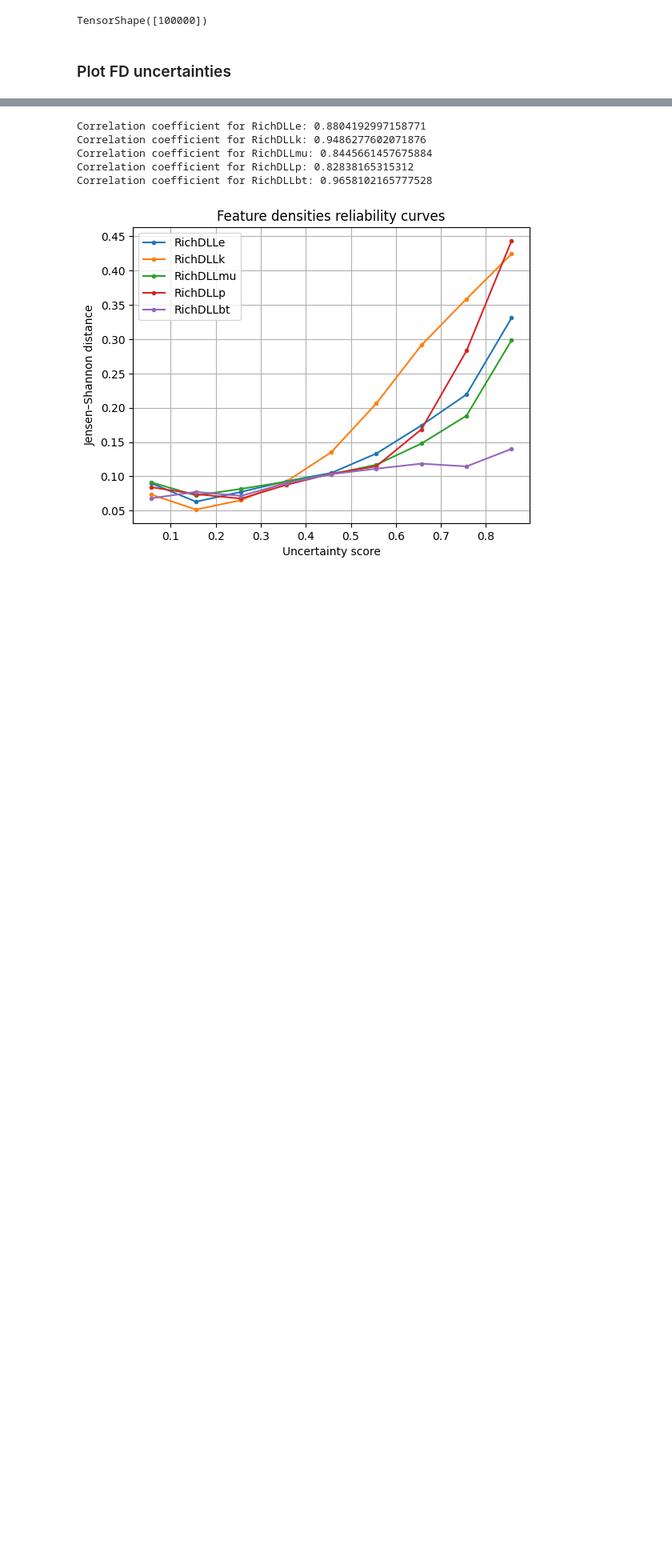
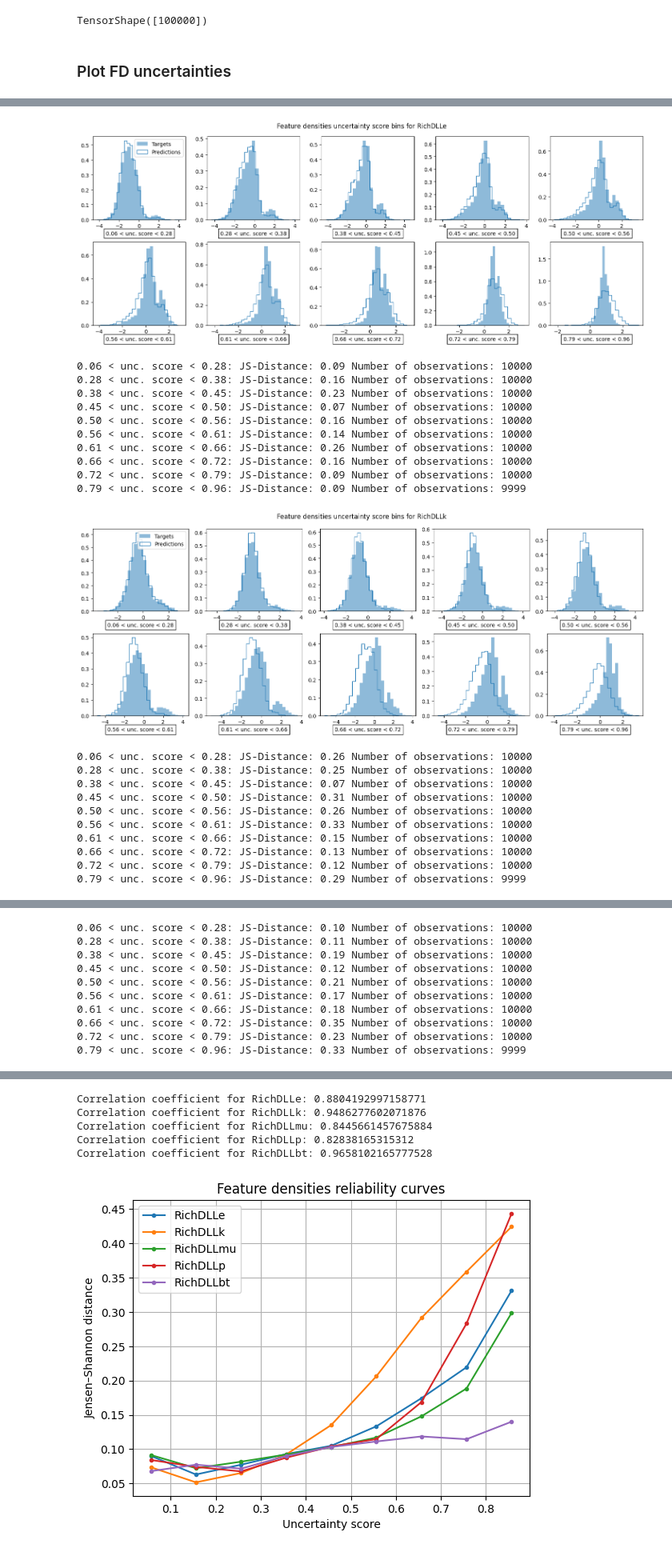
Before and after one commit to evillag/uncertainty_gan, a Jupyter notebook: TestBench.ipynb, the cells around one changed output, grey strips where cells are left out. Shown at 80% size. Drawn from its saved outputs; the diff is of its cells as text; code cells hidden in the pictures; blank space fills up the shorter version.

```diff
--- a/TestBench.ipynb
+++ b/TestBench.ipynb
@@ -396,0 +566,32 @@ np.save(output_dir + f'{PARTICLE}_fd_uncertainty_normalized.npy', fd_uncertainty
+# %%
+all_fd_bin_edges, all_fd_js_distances = [], []
+
+for i in range(5):
+  plot_uncertainty_bins(y_sample, t_generated, fd_uncertainty_normalized, 'Feature densities', particle_index = i)
+  fd_bin_edges, fd_js_distances = estimate_distances_per_quantiles(y_sample, t_generated, fd_uncertainty_normalized,
+                                                                   uncertainty_type = 'FD', particle_index = i)
+  all_fd_bin_edges += [fd_bin_edges]
+  all_fd_js_distances += [fd_js_distances]
+# %% [output]
+[figure, added]
+0.06 < unc. score < 0.28: JS-Distance: 0.09 Number of observations: 10000
+0.28 < unc. score < 0.38: JS-Distance: 0.16 Number of observations: 10000
+0.38 < unc. score < 0.45: JS-Distance: 0.23 Number of observations: 10000
+0.45 < unc. score < 0.50: JS-Distance: 0.07 Number of observations: 10000
+0.50 < unc. score < 0.56: JS-Distance: 0.16 Number of observations: 10000
+0.56 < unc. score < 0.61: JS-Distance: 0.14 Number of observations: 10000
+0.61 < unc. score < 0.66: JS-Distance: 0.26 Number of observations: 10000
+0.66 < unc. score < 0.72: JS-Distance: 0.16 Number of observations: 10000
+0.72 < unc. score < 0.79: JS-Distance: 0.09 Number of observations: 10000
+0.79 < unc. score < 0.96: JS-Distance: 0.09 Number of observations: 9999
+[figure, added]
+0.06 < unc. score < 0.28: JS-Distance: 0.26 Number of observations: 10000
+0.28 < unc. score < 0.38: JS-Distance: 0.25 Number of observations: 10000
+0.38 < unc. score < 0.45: JS-Distance: 0.07 Number of observations: 10000
+0.45 < unc. score < 0.50: JS-Distance: 0.31 Number of observations: 10000
+0.50 < unc. score < 0.56: JS-Distance: 0.26 Number of observations: 10000
+0.56 < unc. score < 0.61: JS-Distance: 0.33 Number of observations: 10000
+0.61 < unc. score < 0.66: JS-Distance: 0.15 Number of observations: 10000
+0.66 < unc. score < 0.72: JS-Distance: 0.13 Number of observations: 10000
+0.72 < unc. score < 0.79: JS-Distance: 0.12 Number of observations: 10000
+0.79 < unc. score < 0.96: JS-Distance: 0.29 Number of observations: 9999
@@ -396,0 +599,10 @@ np.save(output_dir + f'{PARTICLE}_fd_uncertainty_normalized.npy', fd_uncertainty
+0.06 < unc. score < 0.28: JS-Distance: 0.10 Number of observations: 10000
+0.28 < unc. score < 0.38: JS-Distance: 0.11 Number of observations: 10000
+0.38 < unc. score < 0.45: JS-Distance: 0.19 Number of observations: 10000
+0.45 < unc. score < 0.50: JS-Distance: 0.12 Number of observations: 10000
+0.50 < unc. score < 0.56: JS-Distance: 0.21 Number of observations: 10000
+0.56 < unc. score < 0.61: JS-Distance: 0.17 Number of observations: 10000
+0.61 < unc. score < 0.66: JS-Distance: 0.18 Number of observations: 10000
+0.66 < unc. score < 0.72: JS-Distance: 0.35 Number of observations: 10000
+0.72 < unc. score < 0.79: JS-Distance: 0.23 Number of observations: 10000
+0.79 < unc. score < 0.96: JS-Distance: 0.33 Number of observations: 9999
```
Also changed, not shown: parts of 14 cells of this notebook.
